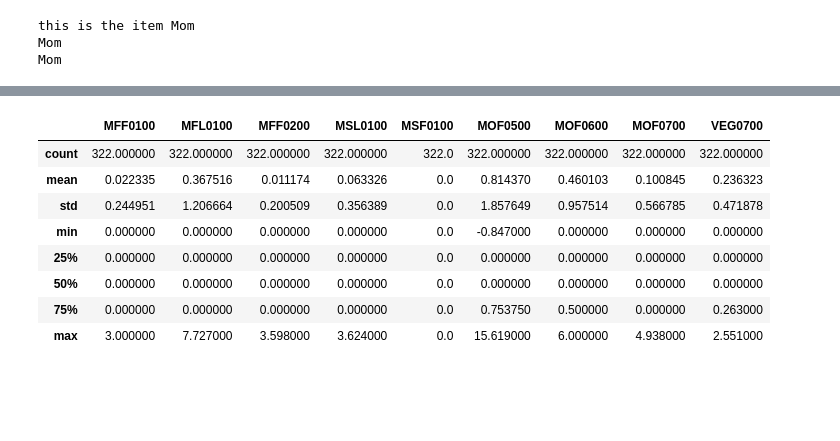
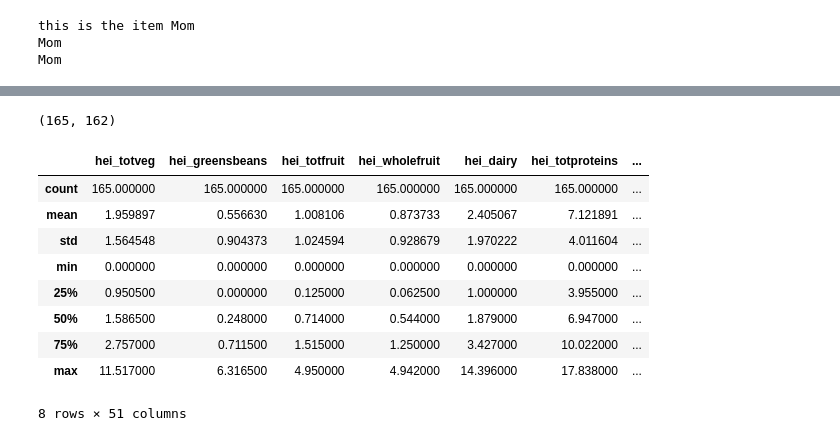
Before and after one commit to niblunc/BCP, a Jupyter notebook: HEI/HEI/Adult check.ipynb, the cells around one changed output, grey strips where cells are left out. Drawn from its saved outputs; the diff is of its cells as text; code cells hidden in the pictures; blank space fills up the shorter version.

```diff
--- a/HEI/HEI/Adult check.ipynb
+++ b/HEI/HEI/Adult check.ipynb
@@ -634,15 +485,0 @@ test2.describe()
-# %%
-test3=y[
-          ['MFF0100','MFL0100','MFF0200','MSL0100','MSF0100','MOF0500','MOF0600','MOF0700','VEG0700']]
-test3=test3.astype(np.float32)
-test3.describe()
-# %% [output]
-|  | MFF0100 | MFL0100 | MFF0200 | MSL0100 | MSF0100 | MOF0500 | MOF0600 | MOF0700 | VEG0700 |
-| count | 322.000000 | 322.000000 | 322.000000 | 322.000000 | 322.0 | 322.000000 | 322.000000 | 322.000000 | 322.000000 |
-| mean | 0.022335 | 0.367516 | 0.011174 | 0.063326 | 0.0 | 0.814370 | 0.460103 | 0.100845 | 0.236323 |
-| std | 0.244951 | 1.206664 | 0.200509 | 0.356389 | 0.0 | 1.857649 | 0.957514 | 0.566785 | 0.471878 |
-| min | 0.000000 | 0.000000 | 0.000000 | 0.000000 | 0.0 | -0.847000 | 0.000000 | 0.000000 | 0.000000 |
-| 25% | 0.000000 | 0.000000 | 0.000000 | 0.000000 | 0.0 | 0.000000 | 0.000000 | 0.000000 | 0.000000 |
-| 50% | 0.000000 | 0.000000 | 0.000000 | 0.000000 | 0.0 | 0.000000 | 0.000000 | 0.000000 | 0.000000 |
-| 75% | 0.000000 | 0.000000 | 0.000000 | 0.000000 | 0.0 | 0.753750 | 0.500000 | 0.000000 | 0.263000 |
-| max | 3.000000 | 7.727000 | 3.598000 | 3.624000 | 0.0 | 15.619000 | 6.000000 | 4.938000 | 2.551000 |
@@ -655,0 +486,17 @@ for key,value in x.items():
+# %%
+df.shape
+# %% [output]
+(165, 162)
+# %%
+df.describe()
+# %% [output]
+|  | hei_totveg | hei_greensbeans | hei_totfruit | hei_wholefruit | hei_dairy | hei_totproteins | ... |
+| count | 165.000000 | 165.000000 | 165.000000 | 165.000000 | 165.000000 | 165.000000 | ... |
+| mean | 1.959897 | 0.556630 | 1.008106 | 0.873733 | 2.405067 | 7.121891 | ... |
+| std | 1.564548 | 0.904373 | 1.024594 | 0.928679 | 1.970222 | 4.011604 | ... |
+| min | 0.000000 | 0.000000 | 0.000000 | 0.000000 | 0.000000 | 0.000000 | ... |
+| 25% | 0.950500 | 0.000000 | 0.125000 | 0.062500 | 1.000000 | 3.955000 | ... |
+| 50% | 1.586500 | 0.248000 | 0.714000 | 0.544000 | 1.879000 | 6.947000 | ... |
+| 75% | 2.757000 | 0.711500 | 1.515000 | 1.250000 | 3.427000 | 10.022000 | ... |
+| max | 11.517000 | 6.316500 | 4.950000 | 4.942000 | 14.396000 | 17.838000 | ... |
+8 rows × 51 columns
```
Also changed, not shown: parts of 33 cells of this notebook.
